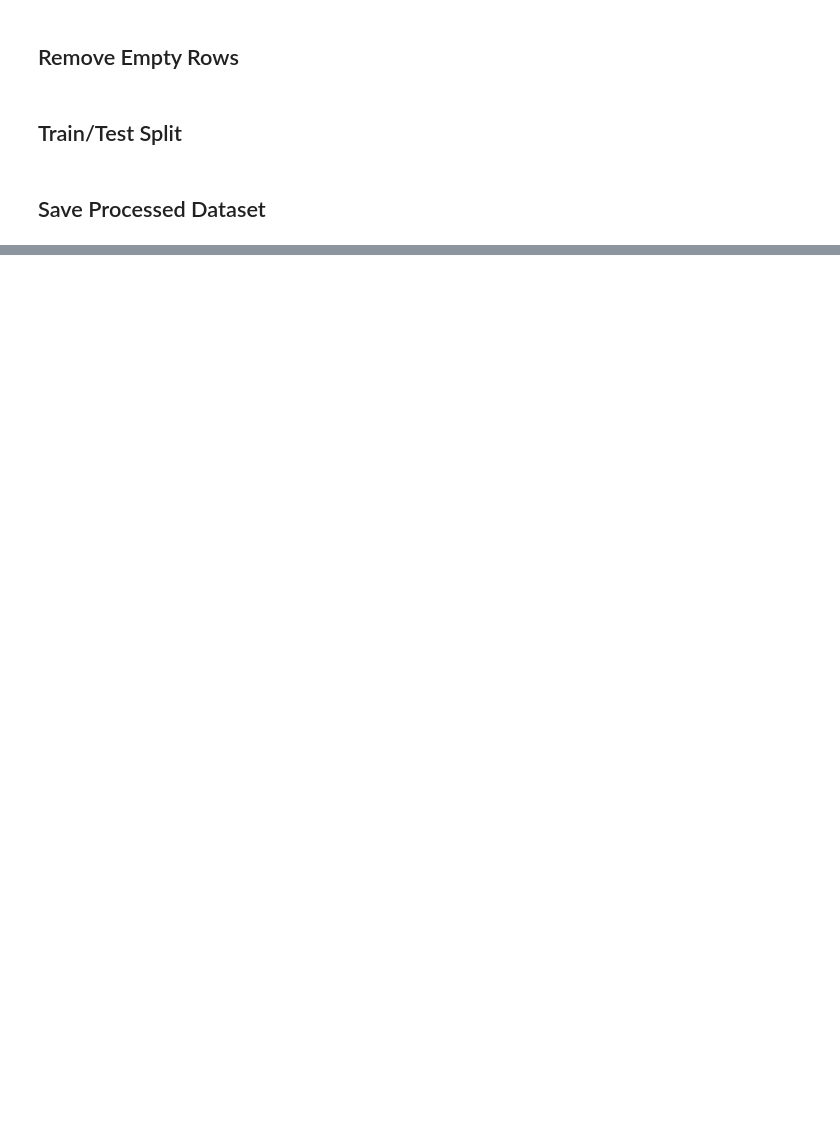
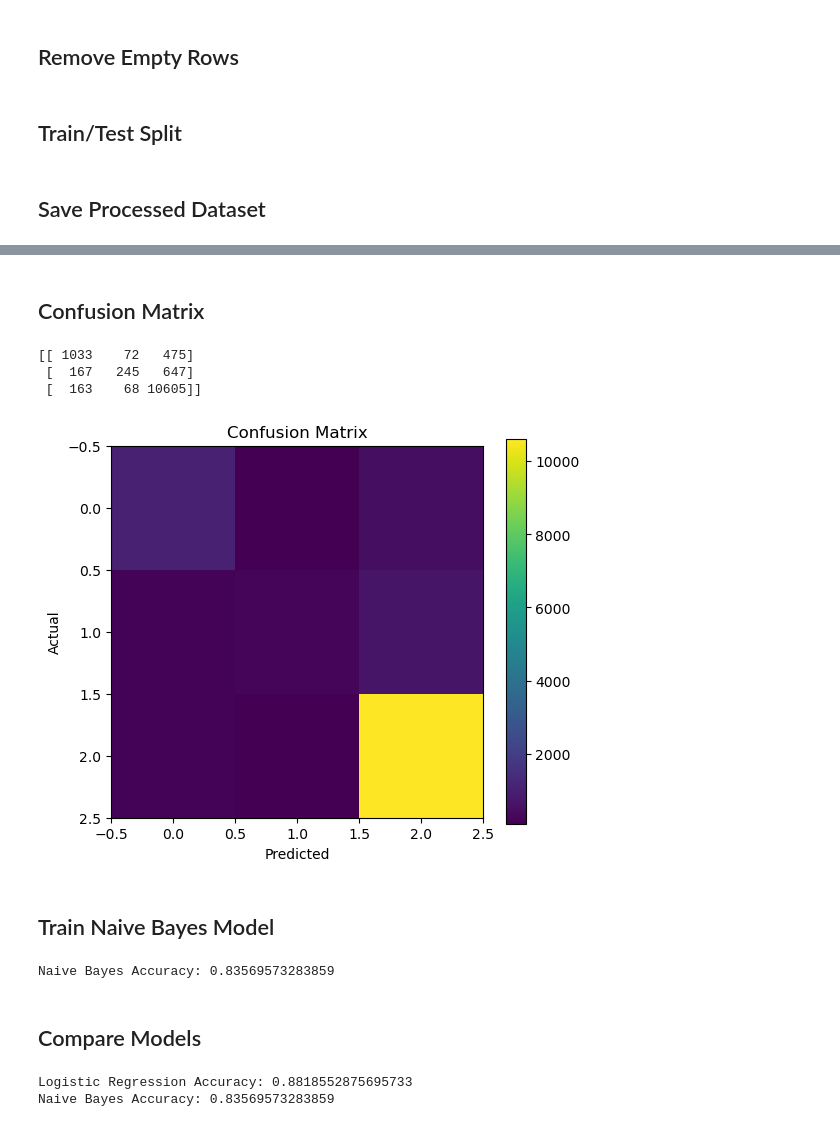
Before and after one commit to Abdo-Hafez-0/ecommerce-recommendation-bigdata, a Jupyter notebook: scripts/sentiment.ipynb, the cells around one changed output, grey strips where cells are left out. Cells and saved outputs as stored; diff of their text form; code cells hidden in the pictures; blank space fills up the shorter version.

Commit message:
feat: trainded models for sentiment analysis

```diff
--- a/scripts/sentiment.ipynb
+++ b/scripts/sentiment.ipynb
@@ -144,0 +176,8 @@ df.to_csv(
+# %%
+vectorizer = TfidfVectorizer(
+    max_features=5000
+)
+
+X_train_vectorized = vectorizer.fit_transform(X_train)
+
+X_test_vectorized = vectorizer.transform(X_test)
@@ -144,0 +186,7 @@ df.to_csv(
+# %%
+logistic_model = LogisticRegression()
+
+logistic_model.fit(
+    X_train_vectorized,
+    y_train
+)
@@ -144,0 +197,4 @@ df.to_csv(
+# %%
+y_pred_logistic = logistic_model.predict(
+    X_test_vectorized
+)
@@ -144,0 +231,60 @@ df.to_csv(
+# %% [markdown]
+## Confusion Matrix
+# %%
+cm = confusion_matrix(
+    y_test,
+    y_pred_logistic
+)
+
+print(cm)
+# %% [output]
+[[ 1033    72   475]
+ [  167   245   647]
+ [  163    68 10605]]
+# %%
+plt.figure(figsize=(6, 5))
+
+plt.imshow(cm)
+
+plt.title("Confusion Matrix")
+
+plt.colorbar()
+
+plt.xlabel("Predicted")
+
+plt.ylabel("Actual")
+
+plt.show()
+# %% [output]
+[figure, added]
+# %% [markdown]
+## Train Naive Bayes Model
+# %%
+nb_model = MultinomialNB()
+
+nb_model.fit(
+    X_train_vectorized,
+    y_train
+)
+
+y_pred_nb = nb_model.predict(
+    X_test_vectorized
+)
+
+nb_accuracy = accuracy_score(
+    y_test,
+    y_pred_nb
+)
+
+print("Naive Bayes Accuracy:", nb_accuracy)
+# %% [output]
+Naive Bayes Accuracy: 0.83569573283859
+# %% [markdown]
+## Compare Models
+# %%
+print("Logistic Regression Accuracy:", accuracy)
+
+print("Naive Bayes Accuracy:", nb_accuracy)
+# %% [output]
+Logistic Regression Accuracy: 0.8818552875695733
+Naive Bayes Accuracy: 0.83569573283859
```
Also changed, not shown: parts of 13 cells of this notebook.
